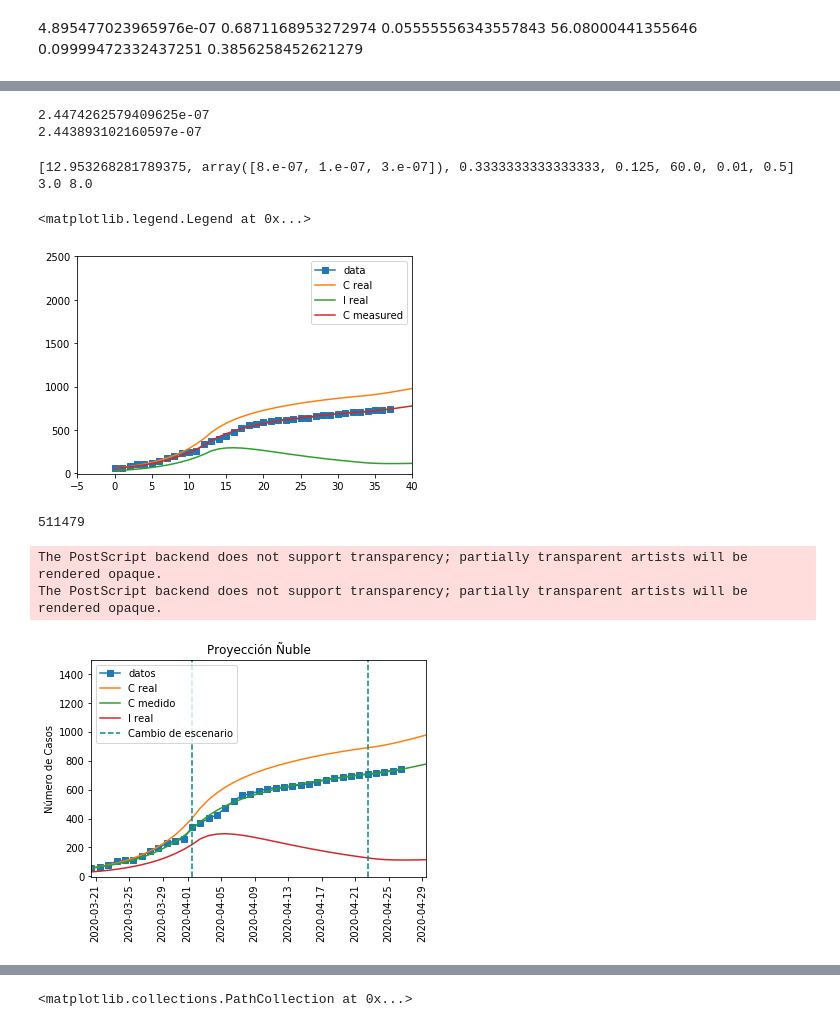
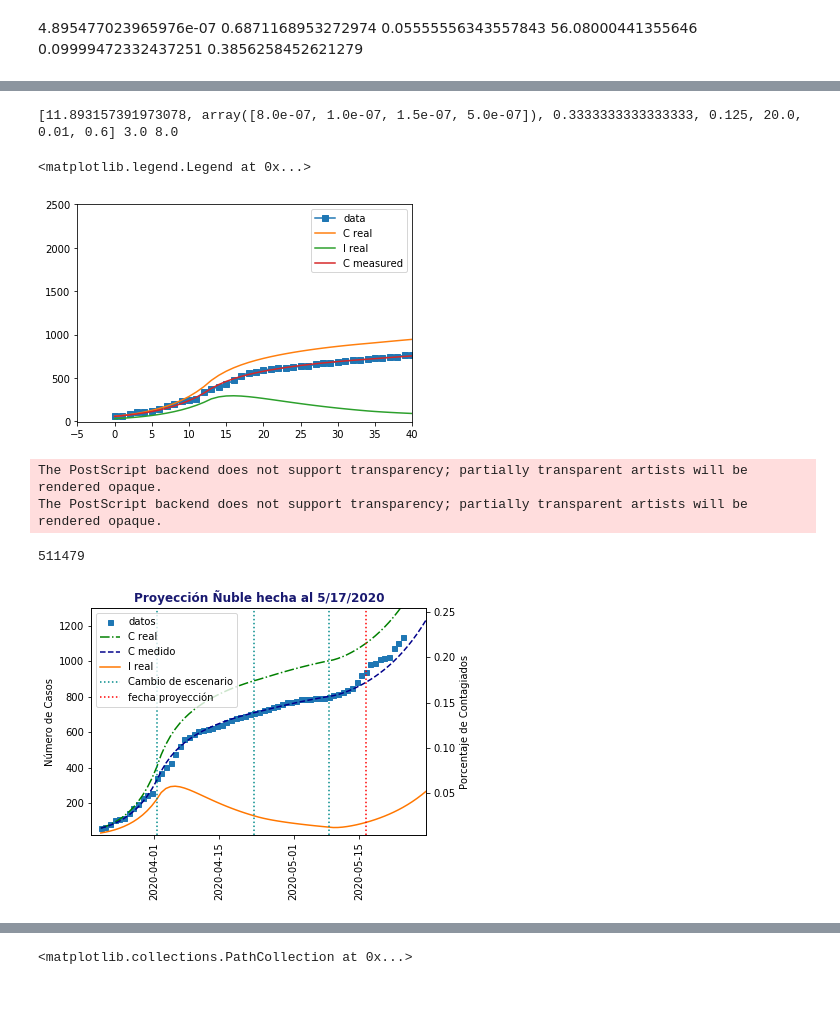
Before and after one commit to guille-c/COVID-19, a Jupyter notebook: notebooks_Chile/SEIR Exams Measures Ñuble.ipynb, the cells around one changed output, grey strips where cells are left out. Cells and saved outputs as stored; diff of their text form; code cells hidden in the pictures; blank space fills up the shorter version.

```diff
--- a/notebooks_Chile/SEIR Exams Measures Ñuble.ipynb
+++ b/notebooks_Chile/SEIR Exams Measures Ñuble.ipynb
@@ -58,9 +67,13 @@ i_cuar = 14
 print (df.Fecha.iloc[i_cuar])
 
 i_cuar2 = [df.index[df.Fecha == "3/30/2020"][0]+3,
-          df.index[df.Fecha == "4/23/2020"][0]]
+          df.index[df.Fecha == "4/23/2020"][0],
+          49]
+i_cuar2 = [12, 33, 49]
+
 print (i_cuar2)
 print (df.Fecha.iloc[i_cuar2])
+print (df.Fecha.iloc[0])
 t_data = np.arange(len(df.Infectados_Actuales))
 C_real = df.Contagiados.values
 I_real = df.Infectados_Actuales.values
@@ -74,4 +89,5 @@ Name: Fecha, dtype: object
 # %%
-plt.plot(t_data[:i_cuar+1], C_real [:i_cuar+1], marker = "x")
-plt.plot(t_data[i_cuar:], C_real [i_cuar:], marker = "+")
+plt.plot(t_data, C_real, marker = "x")
+for i in i_cuar2:
+    plt.axvline(i)
 # %% [output]
@@ -136,12 +154,11 @@ betas =  [8.e-07 1.e-07 6.e-07] 23.96334719657898
-# %%
-S_c_g, E_c_g, I_c_g, R_c_g, C_c_g, C_m_g = SEIR_exams_measures_backward(ts, s0, e0, i0, r0, c0, c0,
-                                                            i_cuar3, betas_g, sigma_g, gamma_g,
-                                                            a_date_g, k_g, a_g)
-print (min_[3]/S_c_g[i_cuar2[-1]])
-print (min_[3]/s0)
-# %% [output]
-2.4474262579409625e-07
-2.443893102160597e-07
+# %%
+fecha_proy = "5/17/2020"
+i_cuar2 =  [12, 33, 49]
+min_ = [11.893157391973078, np.array([8.0e-07, 1.0e-07, 1.5e-07, 5.0e-07]), 0.3333333333333333, 0.125, 20.0, 0.01, 0.6]
+
+#fecha_proy = "5/23/2020"
+#i_cuar2 = [12, 33, 49]
+#min_ = [14.200901560529505, np.array([8.0e-07, 1.0e-07, 1.5e-07, 6.0e-07]), 0.3333333333333333, 0.125, 20.0, 0.1, 0.7000000000000001]
 # %%
 RMSE, betas_g, sigma_g, gamma_g, a_date_g, k_g, a_g = min_
 print (min_, 1./sigma_g, 1/gamma_g)
@@ -151,7 +168,7 @@ i_cuar3 = i_cuar2
 #betas_g, sigma_g, gamma_g, a_date_g, k_g, a_g = np.array([7.e-07, 1.e-14, 7.e-07]), 0.5, 0.125, 50.0, 0.1, 0.4
 #i_cuar3 = i_cuar2[:2]
 # %% [output]
-[12.953268281789375, array([8.e-07, 1.e-07, 3.e-07]), 0.3333333333333333, 0.125, 60.0, 0.01, 0.5] 3.0 8.0
+[11.893157391973078, array([8.0e-07, 1.0e-07, 1.5e-07, 5.0e-07]), 0.3333333333333333, 0.125, 20.0, 0.01, 0.6] 3.0 8.0
 # %%
 ts = np.arange (0, 100, 1)
 i_ini = len(i_data) - len(I_real)
@@ -174,33 +191,46 @@ plt.ylim(-5, 2500)
 plt.legend()
 # %% [output]
 <matplotlib.legend.Legend at 0x...>
-[figure, old version]
+[figure, new version]
 # %%
 print (s0)
 ts = np.arange (0, 100, 1)
+x_plot_data = np.array([df["Fecha_dt"].iloc[0] + datetime.timedelta(days=i) for i in t_data.astype(float)])
+
+x_plot_proy = np.array([df["Fecha_dt"].iloc[0] + datetime.timedelta(days=i) for i in np.arange(len(ts), dtype = float)])
+
 S_c_g, E_c_g, I_c_g, R_c_g, C_c_g, C_m_g = SEIR_exams_measures_backward(ts, s0, e0, i0, r0, c0, c0,
                                                             i_cuar3, betas_g, sigma_g, gamma_g,
                                                             a_date_g, k_g, a_g)
 
-plt.plot (x_plot_data, C_real, label = "datos", marker = "s")
-plt.plot (x_plot_proy, C_c_g, label = "C real")
-plt.plot (x_plot_proy, C_m_g, label = "C medido")
-plt.plot (x_plot_proy, I_c_g, label = "I real")
-plt.axvline (x_plot_proy[i_cuar2[0]], ls = "--", label = "Cambio de escenario", c = "darkcyan")
+plt.figure(figsize = (6, 5))
+plt.subplots_adjust(bottom = 0.25)
+
+plt.plot (x_plot_data, C_real, label = "datos", marker = "s", ls = "", markersize = 5)
+plt.plot (x_plot_proy, C_c_g, label = "C real", c = "green", ls = "-.")
+plt.plot (x_plot_proy, C_m_g, label = "C medido", c = "darkblue", ls = "--")
+plt.plot (x_plot_proy, I_c_g, label = "I real", c = "#ff7700")
+plt.axvline (x_plot_proy[i_cuar2[0]], ls = ":", label = "Cambio de escenario", c = "darkcyan")
 for i in range (1, len(i_cuar2)):
-    plt.axvline (x_plot_proy[i_cuar2[i]], ls = "--", c = "darkcyan")
-plt.xlim (x_plot_proy[0], x_plot_proy[40])
-plt.ylim (-5, 1500)
+    plt.axvline (x_plot_proy[i_cuar2[i]], ls = ":", c = "darkcyan")
+plt.axvline (x_plot_proy[df.index[df.Fecha == fecha_proy][0]], ls = ":", c = "red", label = "fecha proyección")
+plt.xlim (x_plot_proy[0] - pd.Timedelta(days=2), x_plot_proy[70])
+plt.ylim (20, 1300)
 plt.xticks(rotation = 90)
 plt.ylabel ("Número de Casos")
-plt.title ("Proyección Ñuble")
+plt.title ("Proyección Ñuble hecha al " + fecha_proy, c = "midnightblue", weight = "bold")
 plt.legend(loc = "upper left")
 
+ax1 = plt.gca()
+ax2 = ax1.twinx ()
+ax2.set_ylabel ("Porcentaje de Contagiados")
+ax2.set_ylim (np.array(ax1.get_ylim())/ pop*100)
+
 plt.savefig('Nuble_1.eps', format='eps')
 # %% [output]
-511479
+The PostScript backend does not support transparency; partially transparent artists will be rendered opaque.
+The PostScript backend does not support transparency; partially transparent artists will be rendered opaque.
-The PostScript backend does not support transparency; partially transparent artists will be rendered opaque.
-The PostScript backend does not support transparency; partially transparent artists will be rendered opaque.
+511479
-[figure, old version]
+[figure, new version]
 # %%
 print (s0)
```
Also changed, not shown: parts of 12 cells of this notebook, 3 other files.
